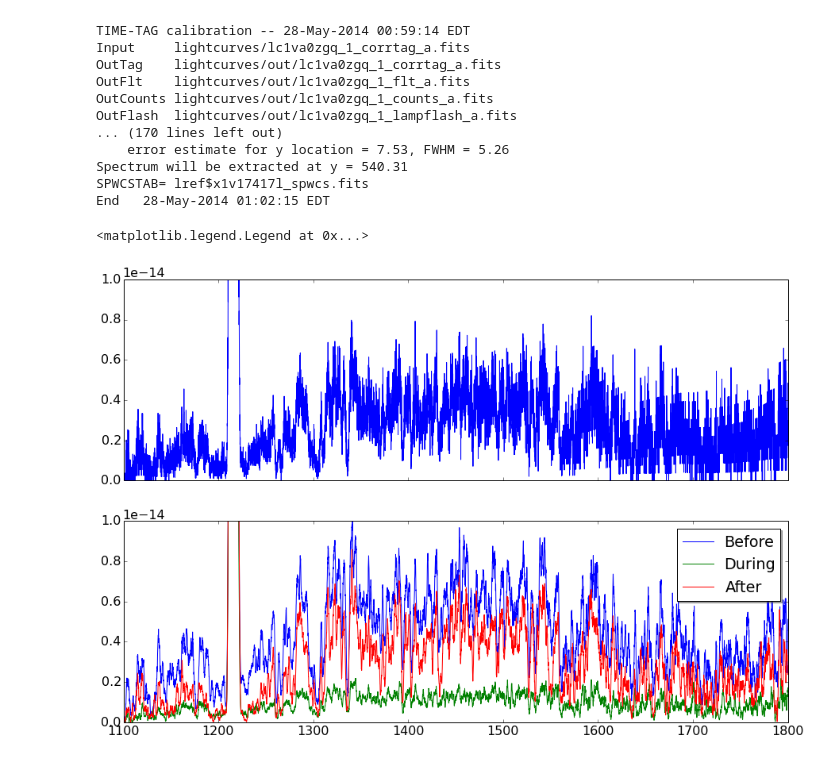
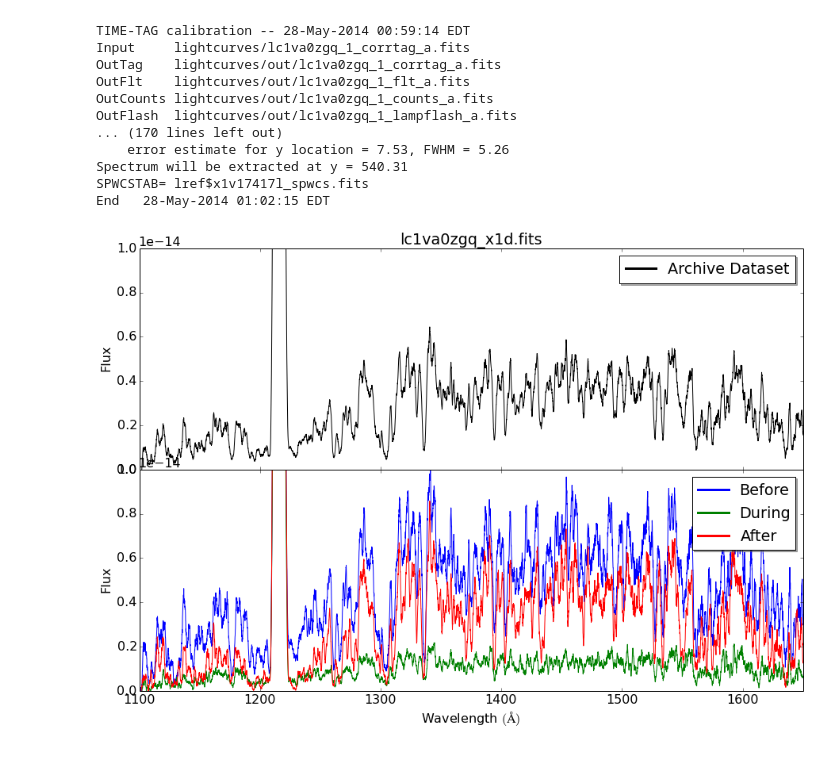
Before and after one commit to justincely/AAS224, a Jupyter notebook: splittag_tutorial.ipynb, the cells around one changed output. Drawn from its saved outputs; the diff is of its cells as text; code cells hidden in the pictures.

```diff
--- a/splittag_tutorial.ipynb
+++ b/splittag_tutorial.ipynb
@@ -200,24 +78,40 @@ Spectrum will be extracted at y = 540.31
 SPWCSTAB= lref$x1v17417l_spwcs.fits
 End   28-May-2014 01:02:15 EDT
 # %%
+boxsize=15
+
 fig, (ax1, ax2) = plt.subplots(2, figsize=(15,10), sharex=True)
 
 hdu = fits.open('lightcurves/lc1va0zgq_x1d.fits')
-ax1.plot(hdu[1].data['wavelength'].ravel(), hdu[1].data['flux'].ravel())
+ax1.plot(hdu[1].data['wavelength'].ravel(), convolve(hdu[1].data['flux'].ravel(), np.ones(boxsize)/boxsize), color='k', label='Archive Dataset')
 ax1.set_ylim(0, 1e-14)
-ax1.set_xlim(1100, 1800)
+ax1.set_xlim(1100, 1650)
+ax1.set_title('lc1va0zgq_x1d.fits')
+ax1.set_ylabel('Flux')
+
+leg = ax1.legend(shadow=True, numpoints=1, markerscale=3)
+# set the linewidth of each legend object
+for legobj in leg.legendHandles:
+    legobj.set_linewidth(3.0)
+
 
 before = fits.open('lightcurves/out/lc1va0zgq_1_x1d.fits')
 during = fits.open('lightcurves/out/lc1va0zgq_2_x1d.fits')
 after = fits.open('lightcurves/out/lc1va0zgq_3_x1d.fits')
-boxsize=15
 ax2.plot(before[1].data['wavelength'].ravel(), convolve(before[1].data['flux'].ravel(), np.ones(boxsize)/boxsize), label='Before')
 ax2.plot(during[1].data['wavelength'].ravel(), convolve(during[1].data['flux'].ravel(), np.ones(boxsize)/boxsize), label='During')
 ax2.plot(after[1].data['wavelength'].ravel(), convolve(after[1].data['flux'].ravel(), np.ones(boxsize)/boxsize), label='After')
 
 ax2.set_ylim(0, 1e-14)
-ax2.set_xlim(1100, 1800)
-ax2.legend(shadow=True, numpoints=1)
+ax2.set_xlim(1100, 1650)
+ax2.set_xlabel('Wavelength $(\AA)$')
+ax2.set_ylabel('Flux')
+leg = ax2.legend(shadow=True, numpoints=1, markerscale=3)
+# set the linewidth of each legend object
+for legobj in leg.legendHandles:
+    legobj.set_linewidth(3.0)
+
+fig.subplots_adjust(hspace=0)
+fig.savefig('eclipse_split.pdf', bbox_inches='tight')
 # %% [output]
-<matplotlib.legend.Legend at 0x...>
-[figure, old version]
+[figure, new version]
```
Also changed, not shown: parts of 4 cells of this notebook, 1 other file.
